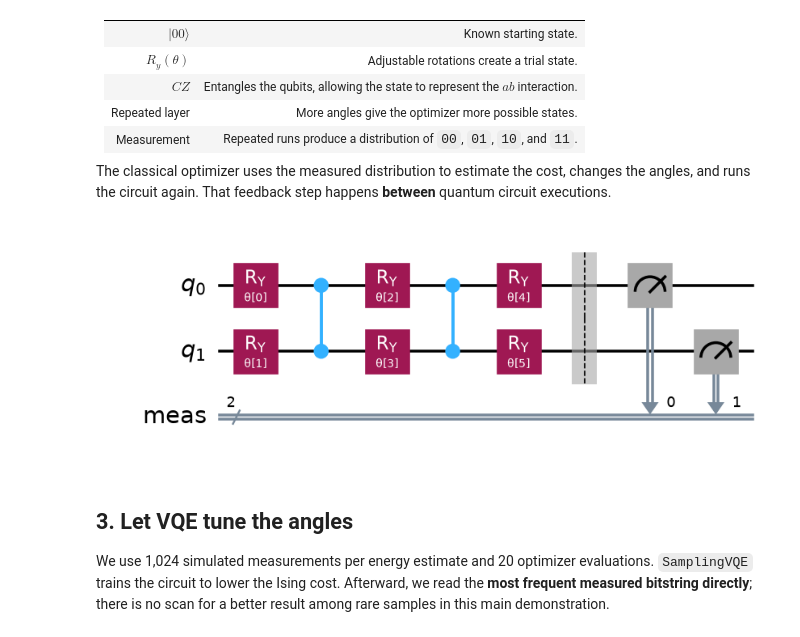
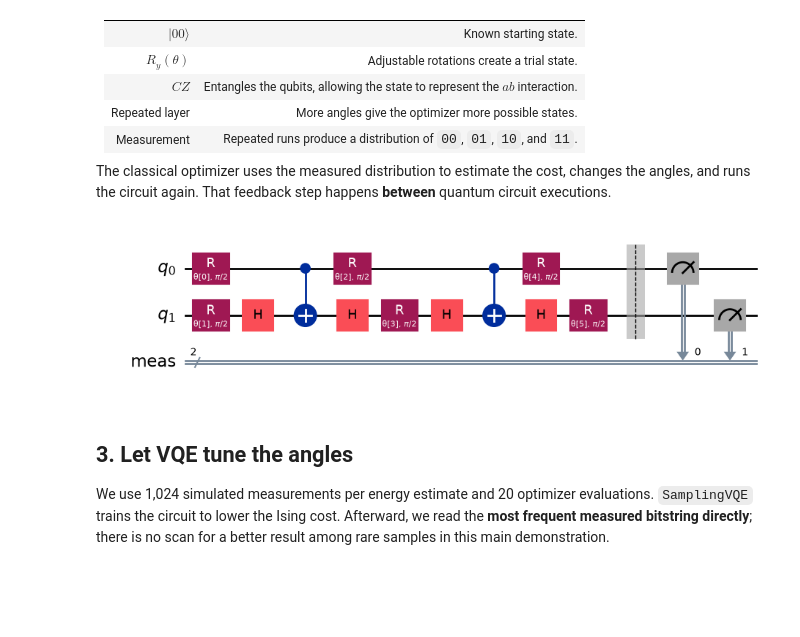
Before and after one commit to beilak/qdev, a Jupyter notebook: src/optimization_problem/VQE_conference.ipynb, the cells around one changed output. Drawn from its saved outputs; the diff is of its cells as text; code cells hidden in the pictures; blank space fills up the shorter version.

```diff
--- a/src/optimization_problem/VQE_conference.ipynb
+++ b/src/optimization_problem/VQE_conference.ipynb
@@ -58,10 +64,11 @@ The classical optimizer uses the measured distribution to estimate the cost, cha
 # %%
 # This is the actual two-qubit ansatz, followed by measurement.
 measured_small_circuit = small_ansatz.copy()
 measured_small_circuit.measure_all()
-measured_small_circuit.draw(output="mpl", scale=1.1)
+# measured_small_circuit.draw(output="mpl", scale=1.1)
+measured_small_circuit.decompose(reps=1).draw(output="mpl", fold=25, scale=1)
 # %% [output]
-[figure, old version]
+[figure, new version]
 # %% [markdown]
 ## 3. Let VQE tune the angles
 
```
Also changed, not shown: parts of 15 cells of this notebook, 36 other files.
